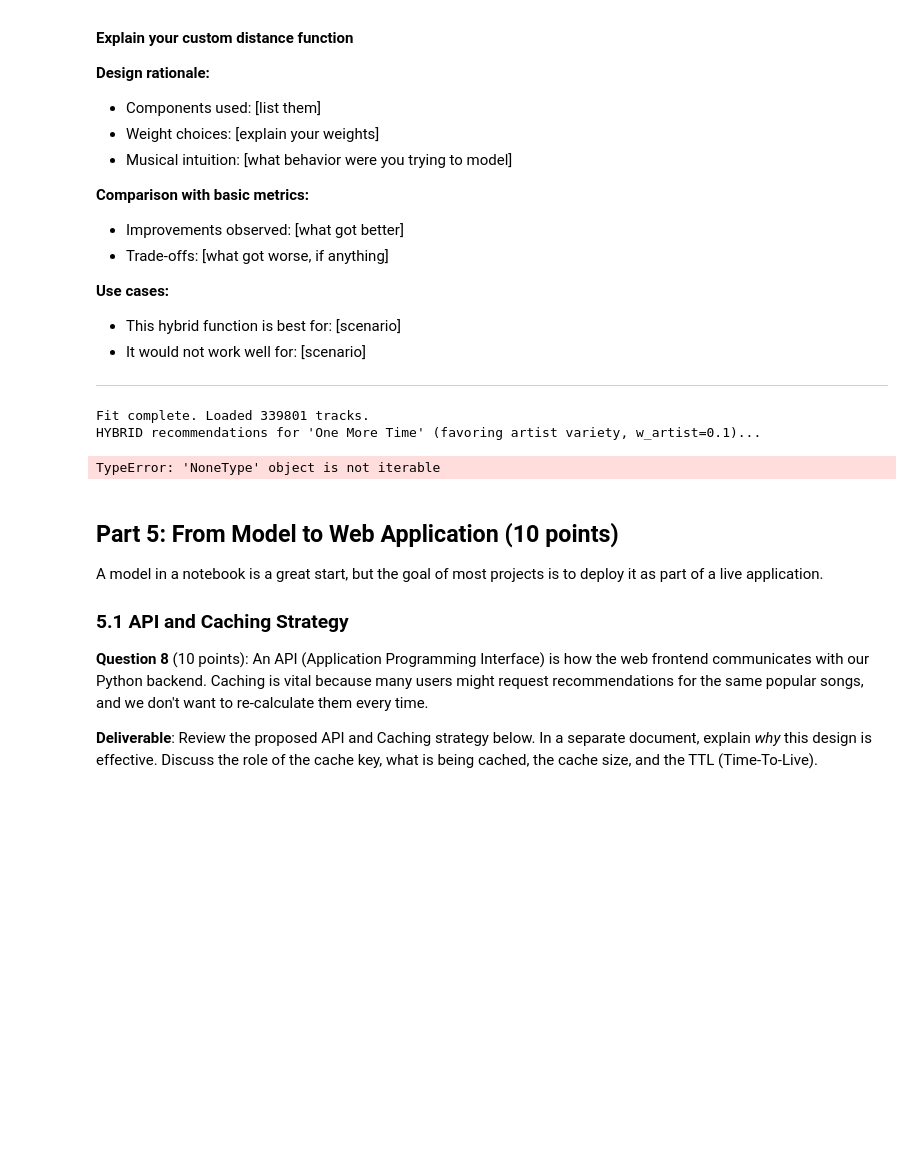
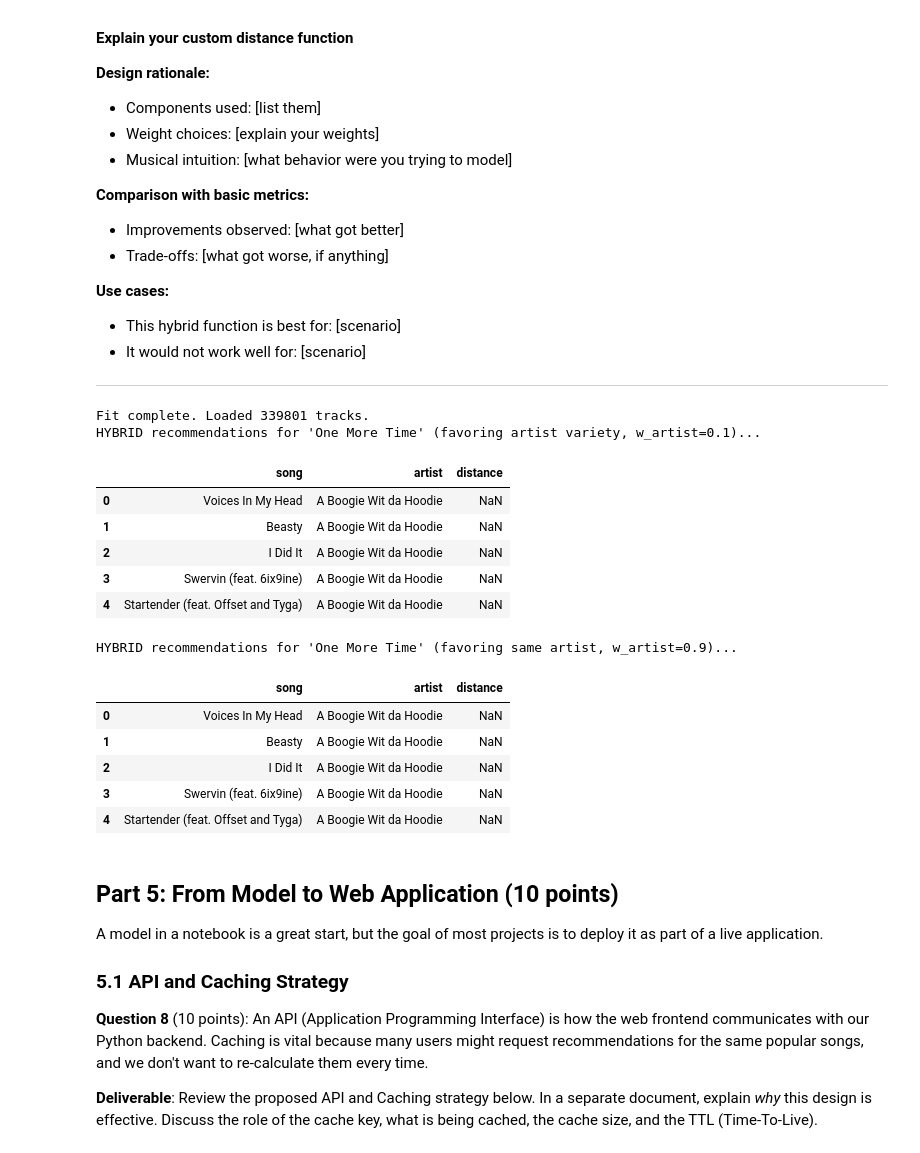
Before and after one commit to N172DZ/learn-ml-by-building, a Jupyter notebook: Project 1 KNN Music Recommender/p01-Music-Recommender.ipynb, the cells around one changed output. Cells and saved outputs as stored; diff of their text form; code cells hidden in the pictures; blank space fills up the shorter version.

```diff
--- a/Project 1 KNN Music Recommender/p01-Music-Recommender.ipynb
+++ b/Project 1 KNN Music Recommender/p01-Music-Recommender.ipynb
@@ -369,7 +382,9 @@ class KNNRecommender:
             5.196152422706632
         """
         # --- YOUR IMPLEMENTATION GOES HERE ---
-        return float(np.linalg.norm(a - b))
+        squared_diff = (a - b) ** 2
+        euclidean_dist = np.sqrt(np.sum(squared_diff))
+        return float(euclidean_dist)
         # --- SOLUTION ---
         pass
 
@@ -820,6 +843,18 @@ def custom_hybrid_distance(track_a_data, track_b_data, audio_features_a, audio_f
         - You could also consider: genre, year, popularity, etc.
     """
     # TODO: Implement your hybrid distance
+
+    # D_hybrid = w1 * D_audio + w2 * D_artist_penalty
+    d_audio = KNNRecommender.euclidean_distance(audio_features_a, audio_features_b)
+    if track_a_data['artist'] == track_b_data['artist']:
+        d_artist = 0.5 * d_audio
+    else:
+        d_artist = d_audio
+
+    d_hybrid = w_artist * d_audio + (1 - w_artist) * d_artist
+    return d_hybrid
+
+
     pass
 
 
@@ -847,6 +882,21 @@ class HybridKNNRecommender(KNNRecommender):
         #    - Calculate hybrid distance using custom_hybrid_distance
         #    - Store (distance, track_id)
         # 3. Sort and return top n_neighbors
+        query_index = self.track_id_to_index[track_id]
+        query_vector = self.features_matrix[query_index]
+        distances = []
+        for i in range(len(self.features_matrix)):
+            if i == query_index:
+                continue  # Skip the query track itself
+            dist = custom_hybrid_distance(
+                track_a_data=self.item_profile.iloc[query_index],
+                track_b_data=self.item_profile.iloc[i],
+                audio_features_a=query_vector,
+                audio_features_b=self.features_matrix[i],                w_artist=w_artist
+            )
+            distances.append((dist, self.item_profile['id'].iloc[i]))
+        distances.sort(key=lambda x: x[0])  # Sort by distance
+        return distances[:n_neighbors]
         pass
 
 
@@ -856,34 +906,46 @@ def get_rec_metadata(rec_tuples, tracks_df):
     rec_data = []
     for dist, tid in rec_tuples:
         track = tracks_df[tracks_df['id'] == tid]
         if not track.empty:
             rec_data.append({
                 'song': track.iloc[0]['song'],
                 'artist': track.iloc[0]['artist'],
                 'distance': dist
             })
     return pd.DataFrame(rec_data)
 
 # Initialize and fit the hybrid recommender
 hybrid_recommender = HybridKNNRecommender(k=5)
 hybrid_recommender.fit(scaled_tracks_df, feature_columns=audio_features)
 
 query_song = tracks_df[tracks_df['artist'] == 'Daft Punk'].iloc[0]
 query_track_id = query_song['id']
 
 # Get recommendations favoring variety
 print(f"HYBRID recommendations for '{query_song['song']}' (favoring artist variety, w_artist=0.1)...")
 hybrid_recs_variety = hybrid_recommender.find_neighbors(query_track_id, w_artist=0.1)
 display(get_rec_metadata(hybrid_recs_variety, tracks_df))
 
 # Get recommendations favoring the same artist
 print(f"\nHYBRID recommendations for '{query_song['song']}' (favoring same artist, w_artist=0.9)...")
 hybrid_recs_same = hybrid_recommender.find_neighbors(query_track_id, w_artist=0.9)
 display(get_rec_metadata(hybrid_recs_same, tracks_df))
 # %% [output]
 Fit complete. Loaded 339801 tracks.
 HYBRID recommendations for 'One More Time' (favoring artist variety, w_artist=0.1)...
+|  | song | artist | distance |
+| 0 | Voices In My Head | A Boogie Wit da Hoodie | NaN |
+| 1 | Beasty | A Boogie Wit da Hoodie | NaN |
+| 2 | I Did It | A Boogie Wit da Hoodie | NaN |
+| 3 | Swervin (feat. 6ix9ine) | A Boogie Wit da Hoodie | NaN |
+| 4 | Startender (feat. Offset and Tyga) | A Boogie Wit da Hoodie | NaN |
-TypeError: 'NoneType' object is not iterable
+HYBRID recommendations for 'One More Time' (favoring same artist, w_artist=0.9)...
+|  | song | artist | distance |
+| 0 | Voices In My Head | A Boogie Wit da Hoodie | NaN |
+| 1 | Beasty | A Boogie Wit da Hoodie | NaN |
+| 2 | I Did It | A Boogie Wit da Hoodie | NaN |
+| 3 | Swervin (feat. 6ix9ine) | A Boogie Wit da Hoodie | NaN |
+| 4 | Startender (feat. Offset and Tyga) | A Boogie Wit da Hoodie | NaN |
 # %% [markdown]
 <a id='part5'></a>
 ## Part 5: From Model to Web Application (10 points)
```
Also changed, not shown: parts of 8 cells of this notebook.
